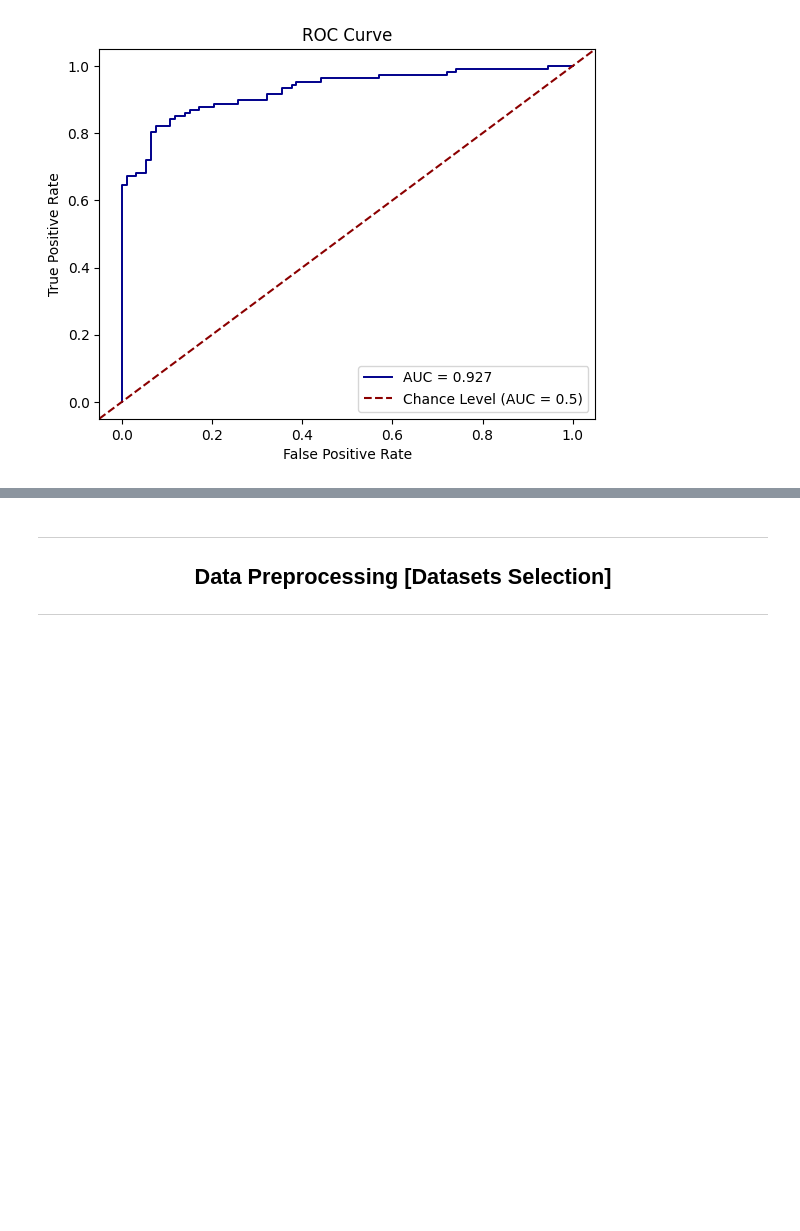
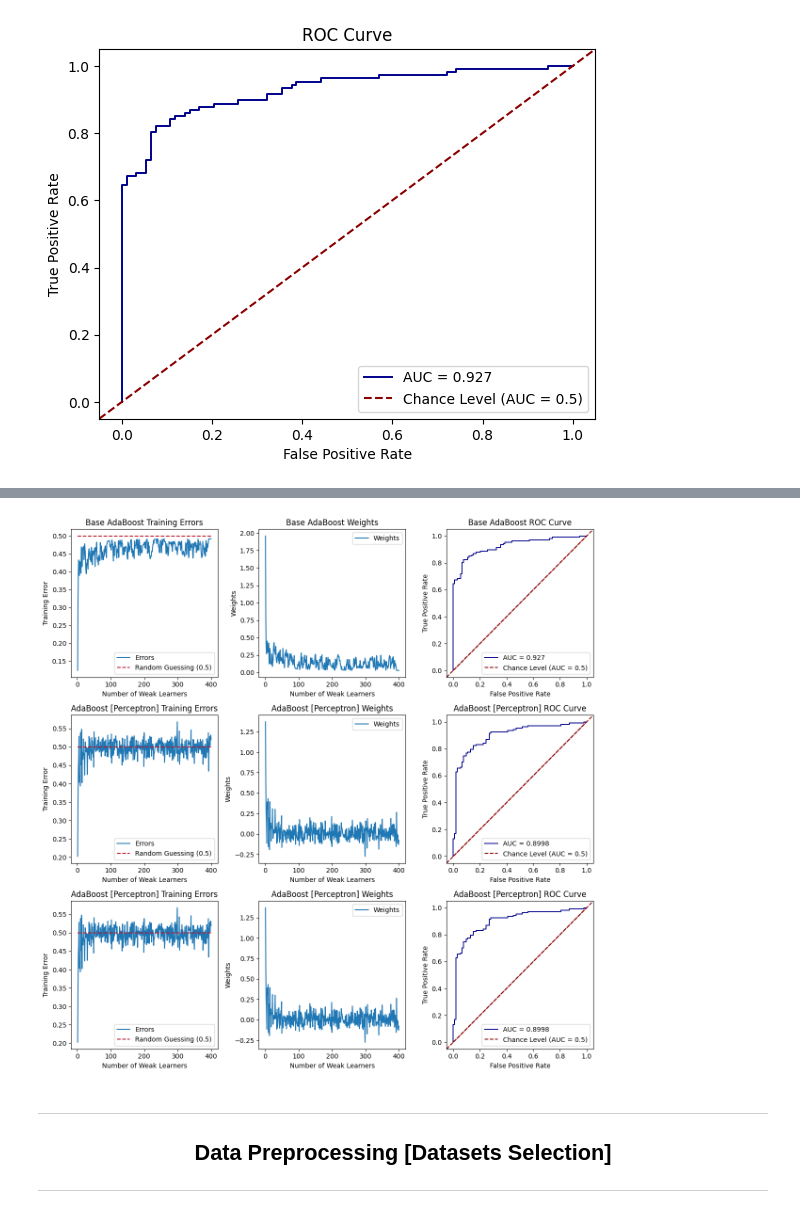
Before and after one commit to EstevesX10/ML1-AdaBoost-Analysis-Optimization, a Jupyter notebook: AdaBoost/AdaBoost.ipynb, the cells around one changed output, grey strips where cells are left out. Cells and saved outputs as stored; diff of their text form; code cells hidden in the pictures; blank space fills up the shorter version.

```diff
--- a/AdaBoost/AdaBoost.ipynb
+++ b/AdaBoost/AdaBoost.ipynb
@@ -176,3 +201,21 @@ Plot_Weak_Learners_Stats(ab)
+# %%
+# Assume FitModel1, FitModel2, FitModel3 are your models
+
+model1 = AdaBoost()
+model1.fit(X_train, y_train, M=400)
+
+model2 = AdaBoostClassifier()
+model2.fit(X_train, y_train)
+
+model3 = AdaBoostPerceptron()
+model3.fit(X_train, y_train, M=400)
+
+models = [model1, model3, model3]
+model_names = ['Base AdaBoost', 'AdaBoost [Perceptron]','AdaBoost [Perceptron]']
+
+Compare_Models_Stats(models, model_names, X_test, y_test)
+# %% [output]
+[figure, added]
 # %% [markdown]
 <div align = "center">
 
```
Also changed, not shown: parts of 11 cells of this notebook.
